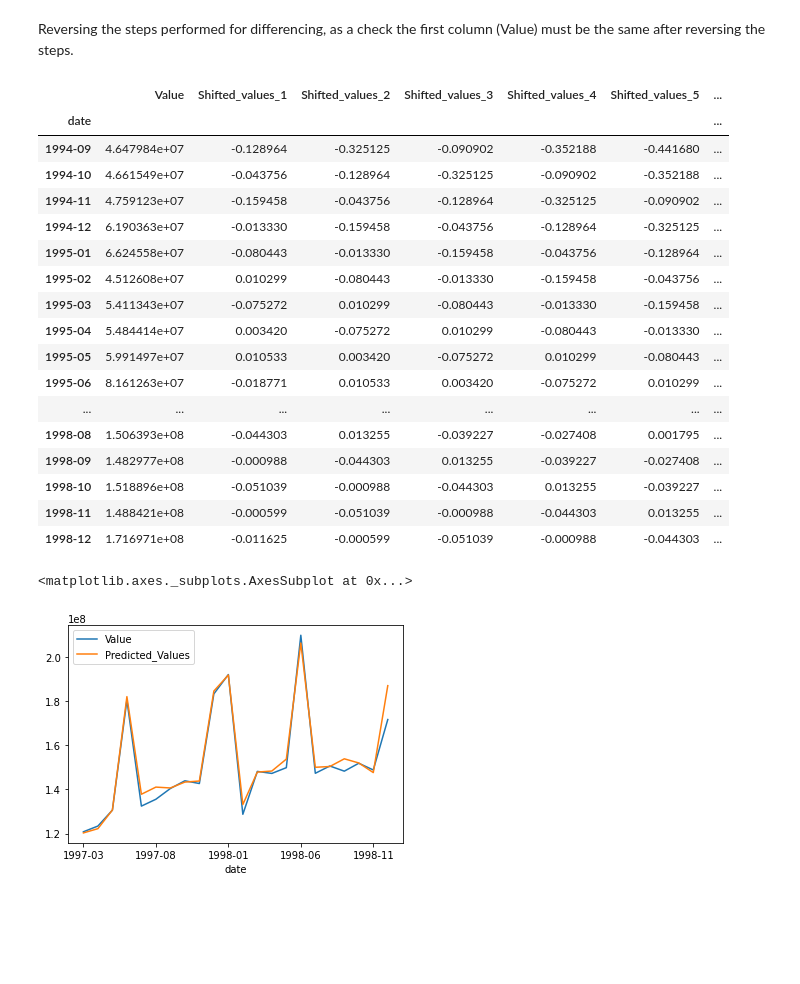
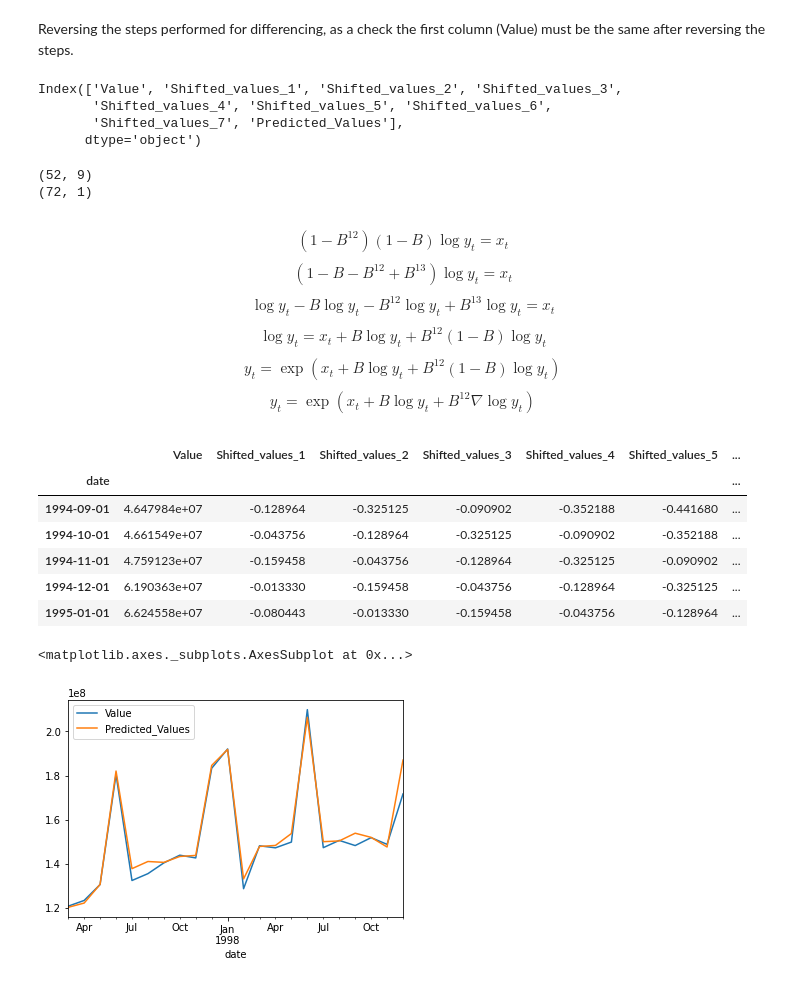
Before and after one commit to coolStatistic/ARIMA-Model, a Jupyter notebook: ARIMA.ipynb, the cells around one changed output. Saved outputs shown, nothing was run; the diff lists cells and outputs as text; code cells hidden in the pictures; blank space fills up the shorter version.

```diff
--- a/ARIMA.ipynb
+++ b/ARIMA.ipynb
@@ -200,5 +278,6 @@ The RMSE is : 0.027590310611580772 , Value of p :  7
 # %%
 df_c = pd.concat([df_train,df_test])
+df_c.index = pd.DatetimeIndex(df_c.index)
 df_c[['Value','Predicted_Values']].plot()
 # %% [output]
 <matplotlib.axes._subplots.AxesSubplot at 0x...>
@@ -297,6 +390,26 @@ df_c[['Value','Predicted_Values']].plot()
 # Step 4 : Getting Back Original data
 # %% [markdown]
 Reversing the steps performed for differencing, as a check the first column (Value) must be the same after reversing the steps.
+# %%
+df_c.columns
+# %% [output]
+Index(['Value', 'Shifted_values_1', 'Shifted_values_2', 'Shifted_values_3',
+       'Shifted_values_4', 'Shifted_values_5', 'Shifted_values_6',
+       'Shifted_values_7', 'Predicted_Values'],
+      dtype='object')
+# %%
+print(df_c.shape)
+print(df.shape)
+# %% [output]
+(52, 9)
+(72, 1)
+# %% [markdown]
+$$(1-B^{12})(1-B)\log{y_t} = x_t$$
+$$(1 - B - B^{12} + B^{13})\log{y_t} = x_t$$
+$$\log{y_t} - B\log{y_t} - B^{12}\log{y_t} + B^{13}\log{y_t} = x_t$$
+$$\log{y_t} = x_t + B\log{y_t} + B^{12}(1-B)\log{y_t}$$
+$$y_t = \exp(x_t + B\log{y_t} + B^{12}(1-B)\log{y_t})$$
+$$y_t = \exp(x_t + B\log{y_t} + B^{12}\nabla  \log{y_t})$$
 # %%
 df_c.Value += np.log(df).shift(1).Value
 df_c.Value += np.log(df).diff().shift(12).Value
@@ -305,28 +418,17 @@ df_c.Predicted_Values += np.log(df).diff().shift(12).Value
 df_c.Value = np.exp(df_c.Value)
 df_c.Predicted_Values = np.exp(df_c.Predicted_Values)
 # %%
-df_c
+df_c.head()
 # %% [output]
 |  | Value | Shifted_values_1 | Shifted_values_2 | Shifted_values_3 | Shifted_values_4 | Shifted_values_5 | ... |
 | date |  |  |  |  |  |  | ... |
-| 1994-09 | 4.647984e+07 | -0.128964 | -0.325125 | -0.090902 | -0.352188 | -0.441680 | ... |
-| 1994-10 | 4.661549e+07 | -0.043756 | -0.128964 | -0.325125 | -0.090902 | -0.352188 | ... |
-| 1994-11 | 4.759123e+07 | -0.159458 | -0.043756 | -0.128964 | -0.325125 | -0.090902 | ... |
-| 1994-12 | 6.190363e+07 | -0.013330 | -0.159458 | -0.043756 | -0.128964 | -0.325125 | ... |
-| 1995-01 | 6.624558e+07 | -0.080443 | -0.013330 | -0.159458 | -0.043756 | -0.128964 | ... |
-| 1995-02 | 4.512608e+07 | 0.010299 | -0.080443 | -0.013330 | -0.159458 | -0.043756 | ... |
-| 1995-03 | 5.411343e+07 | -0.075272 | 0.010299 | -0.080443 | -0.013330 | -0.159458 | ... |
-| 1995-04 | 5.484414e+07 | 0.003420 | -0.075272 | 0.010299 | -0.080443 | -0.013330 | ... |
-| 1995-05 | 5.991497e+07 | 0.010533 | 0.003420 | -0.075272 | 0.010299 | -0.080443 | ... |
-| 1995-06 | 8.161263e+07 | -0.018771 | 0.010533 | 0.003420 | -0.075272 | 0.010299 | ... |
-| ... | ... | ... | ... | ... | ... | ... | ... |
-| 1998-08 | 1.506393e+08 | -0.044303 | 0.013255 | -0.039227 | -0.027408 | 0.001795 | ... |
-| 1998-09 | 1.482977e+08 | -0.000988 | -0.044303 | 0.013255 | -0.039227 | -0.027408 | ... |
-| 1998-10 | 1.518896e+08 | -0.051039 | -0.000988 | -0.044303 | 0.013255 | -0.039227 | ... |
-| 1998-11 | 1.488421e+08 | -0.000599 | -0.051039 | -0.000988 | -0.044303 | 0.013255 | ... |
-| 1998-12 | 1.716971e+08 | -0.011625 | -0.000599 | -0.051039 | -0.000988 | -0.044303 | ... |
+| 1994-09-01 | 4.647984e+07 | -0.128964 | -0.325125 | -0.090902 | -0.352188 | -0.441680 | ... |
+| 1994-10-01 | 4.661549e+07 | -0.043756 | -0.128964 | -0.325125 | -0.090902 | -0.352188 | ... |
+| 1994-11-01 | 4.759123e+07 | -0.159458 | -0.043756 | -0.128964 | -0.325125 | -0.090902 | ... |
+| 1994-12-01 | 6.190363e+07 | -0.013330 | -0.159458 | -0.043756 | -0.128964 | -0.325125 | ... |
+| 1995-01-01 | 6.624558e+07 | -0.080443 | -0.013330 | -0.159458 | -0.043756 | -0.128964 | ... |
 # %%
 df_c.iloc[30:,:][['Value','Predicted_Values']].plot()
 # %% [output]
 <matplotlib.axes._subplots.AxesSubplot at 0x...>
-[figure, old version]
+[figure, new version]
```
Also changed, not shown: parts of 31 cells of this notebook.
